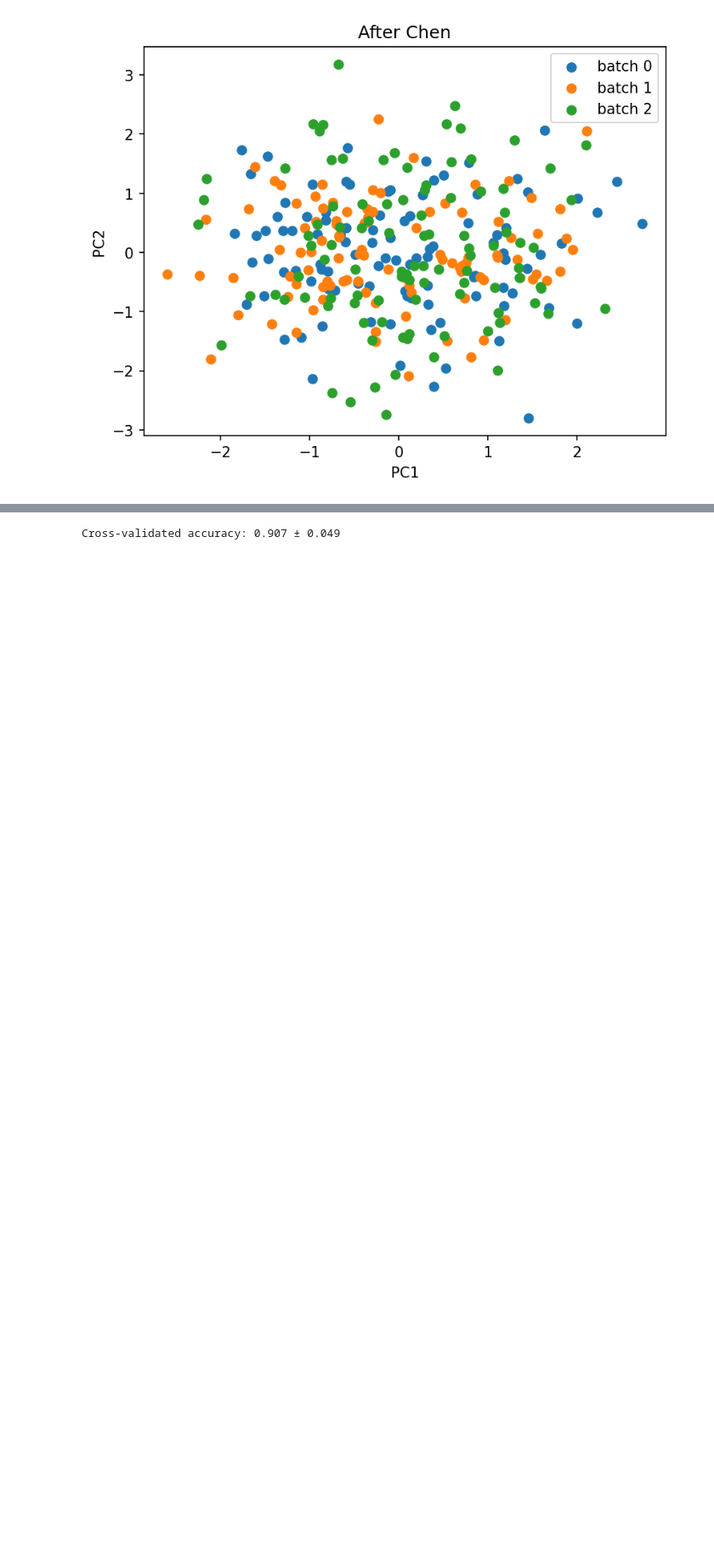
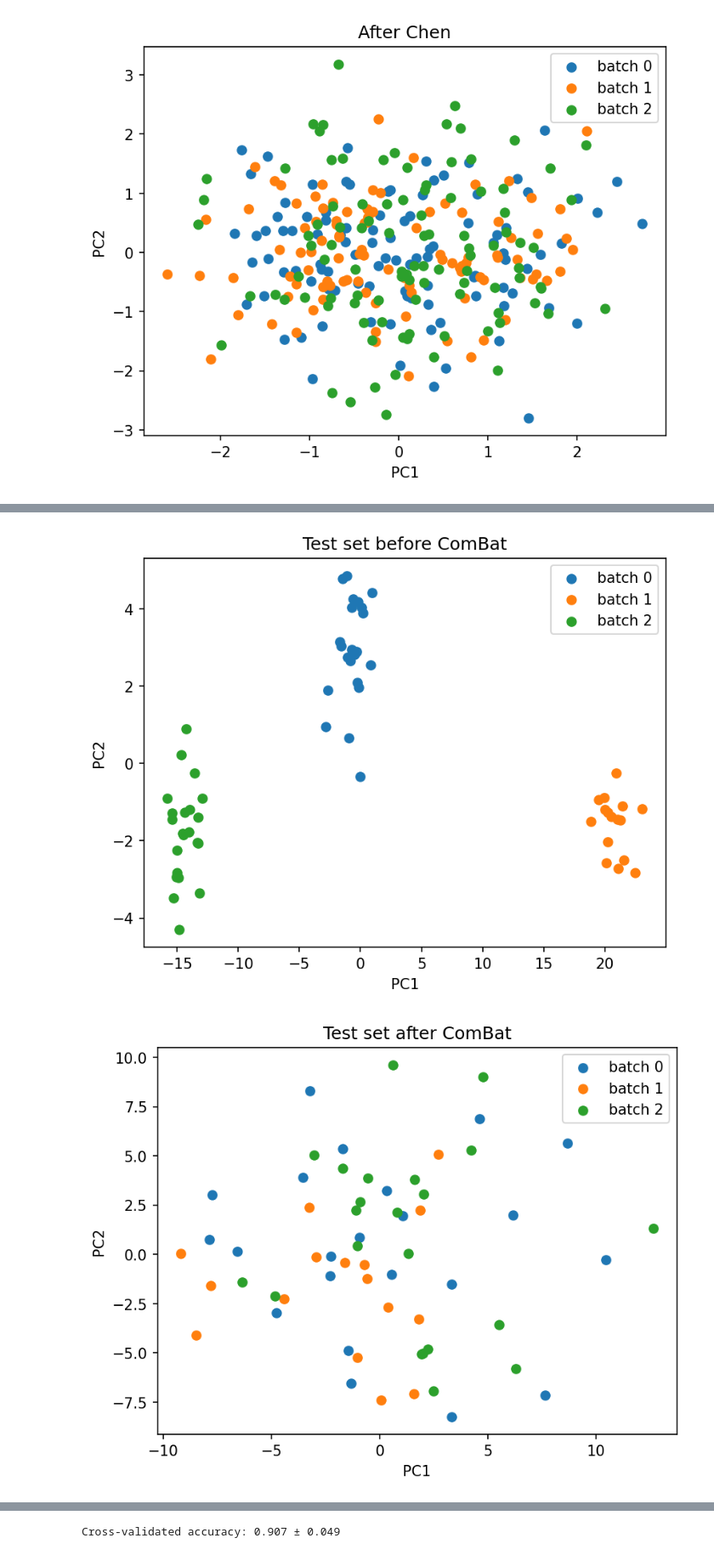
Before and after one commit to EttoreRocchi/combatlearn, a Jupyter notebook: demo/combatlearn_demo.ipynb, the cells around one changed output, grey strips where cells are left out. Shown: that part at 85% size. Saved outputs shown, nothing was run; the diff lists cells and outputs as text; code cells hidden in the pictures; blank space fills up the shorter version.

```diff
--- a/demo/combatlearn_demo.ipynb
+++ b/demo/combatlearn_demo.ipynb
@@ -124 +168,9 @@ plot_pca(X_chen.values, batch_labels.values, title='After Chen')
+# %%
+plot_pca(X_test.values, batch_labels.iloc[X_test.index].values, title='Test set before ComBat')
+
+X_test_combat = combat.transform(X_test)
+plot_pca(X_test_combat.values, batch_labels.iloc[X_test_combat.index].values, title='Test set after ComBat')
+# %% [output]
+[figure, added]
+[figure, added]
 # %% [markdown]
```
Also changed, not shown: parts of 12 cells of this notebook.
